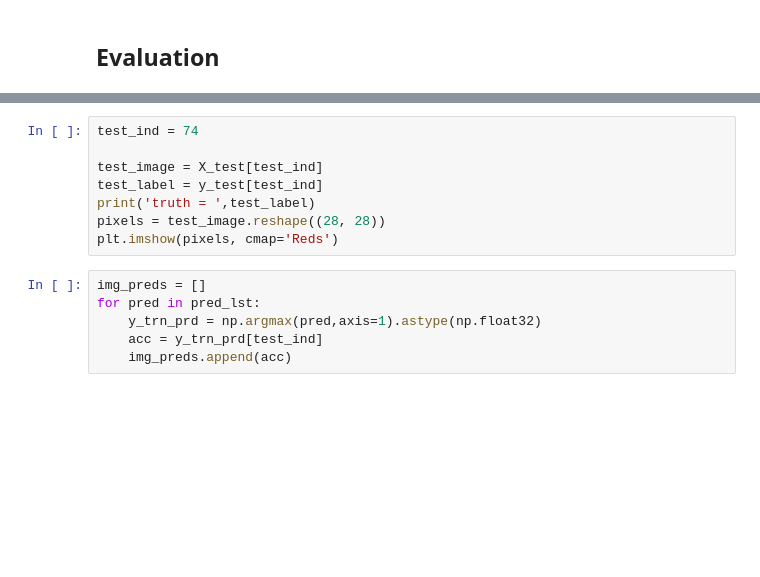
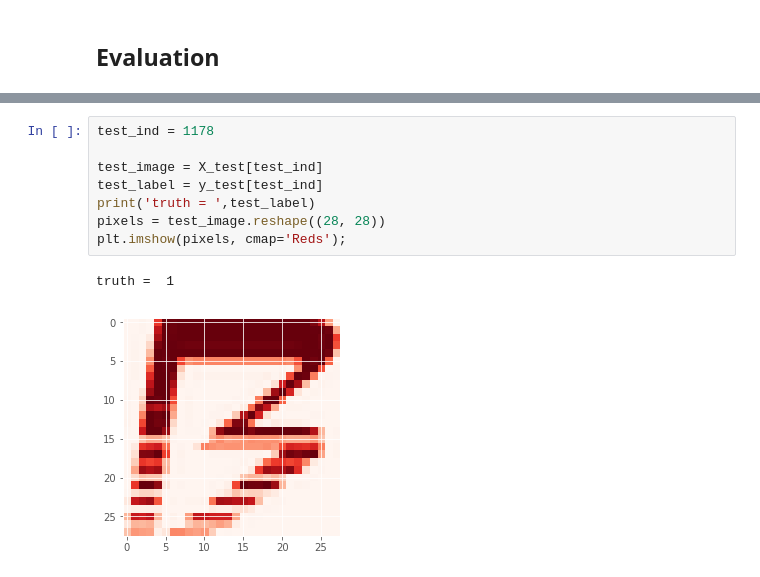
Before and after one commit to shehel/Bayesian_Learning, a Jupyter notebook: MC_dropout.ipynb, the cells around one changed output, grey strips where cells are left out. Saved outputs shown, nothing was run; the diff lists cells and outputs as text; blank space fills up the shorter version.

```diff
--- a/MC_dropout.ipynb
+++ b/MC_dropout.ipynb
@@ -171,15 +197,12 @@ print(" Accuracy on test set= ", (y_pred == y_test).mean()*100)
 # %%
-test_ind = 74
+test_ind = 1178
 
 test_image = X_test[test_ind]
 test_label = y_test[test_ind]
 print('truth = ',test_label)
 pixels = test_image.reshape((28, 28))
-plt.imshow(pixels, cmap='Reds')
+plt.imshow(pixels, cmap='Reds');
+# %% [output]
+truth =  1
+[figure, added]
-# %%
-img_preds = []
-for pred in pred_lst:
-    y_trn_prd = np.argmax(pred,axis=1).astype(np.float32)
-    acc = y_trn_prd[test_ind]
-    img_preds.append(acc)
 # %%
```
Also changed, not shown: parts of 16 cells of this notebook, 1 other file.
